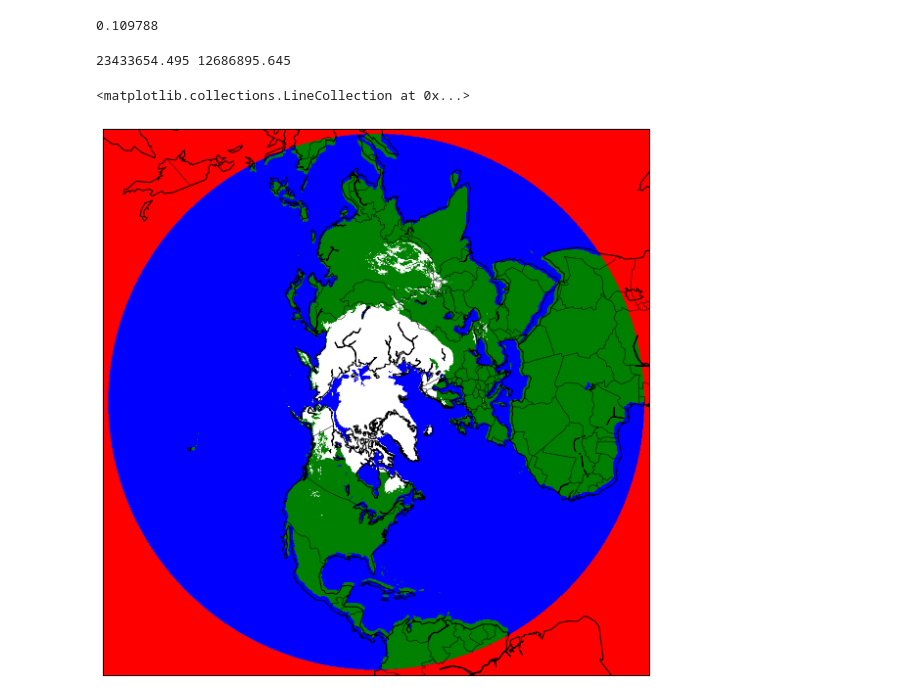
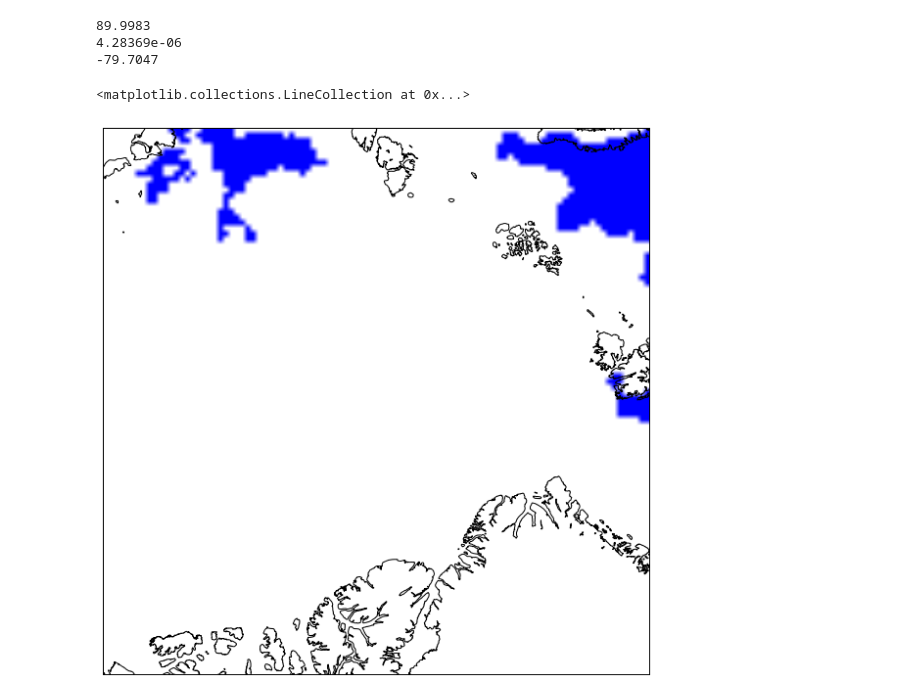
Before and after one commit to DrkSephy/NOAA-Projects, a Jupyter notebook: ims/files/david.ipynb, the cells around one changed output. Drawn from its saved outputs; the diff is of its cells as text; code cells hidden in the pictures.

```diff
--- a/ims/files/david.ipynb
+++ b/ims/files/david.ipynb
@@ -18,23 +22,25 @@ lons.shape = (1024,1024)
-# %%
-print lats[-12,512]
-# %% [output]
-0.109788
+# %%
+# print lats[-12,512]
+print np.nanmax(lats)
+print np.nanmin(lats)
+print lons[512, 512]
+# %% [output]
+89.9983
+4.28369e-06
+-79.7047
 # %%
 #1 sea, 2 land,3 sea ice, 4 snow, 0 out of bounds
 bounds = np.unique(im)
 cmap = mcolors.ListedColormap(['red', 'blue', 'green', 'yellow', 'white'])
 norm = mcolors.BoundaryNorm(bounds, cmap.N)
 fig = plt.figure(figsize=(10,10))
 ax = fig.add_subplot(1,1,1)
 
-m = Basemap(projection='npstere', boundinglat=0, lon_0=lons[512, 512], ax=ax)
-m.imshow(im, cmap=cmap, norm=norm)
-x, y = m(10, 10)
-print x, y
+m = Basemap(projection='npstere', boundinglat=lats[562,512], lon_0=lons[512, 512],resolution='h')
+m.imshow(im[462:562,462:562], cmap=cmap, norm=norm)
 m.drawcountries()
 m.drawcoastlines()
 #fig.colorbar(ims)
 # %% [output]
-23433654.495 12686895.645
+<matplotlib.collections.LineCollection at 0x...>
-<matplotlib.collections.LineCollection at 0x...>
-[figure, old version]
+[figure, new version]
```
Also changed, not shown: parts of 1 cell of this notebook.
